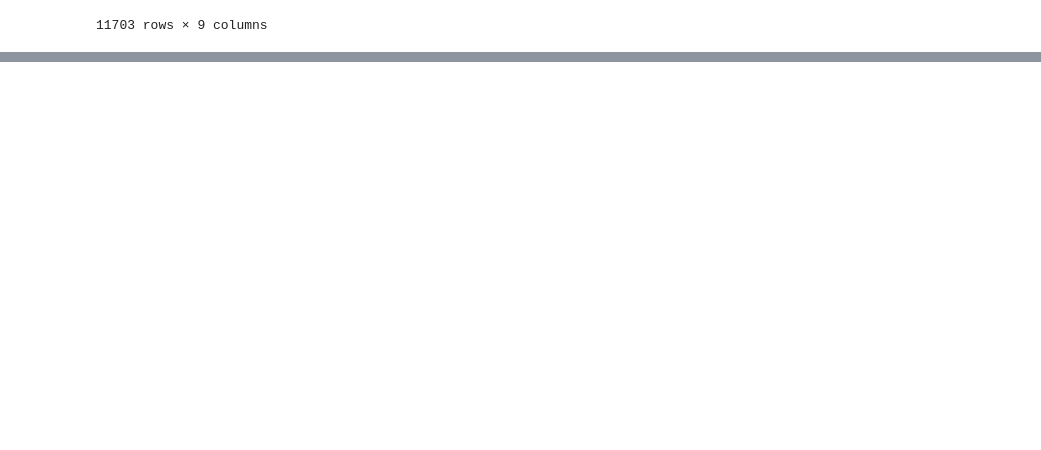
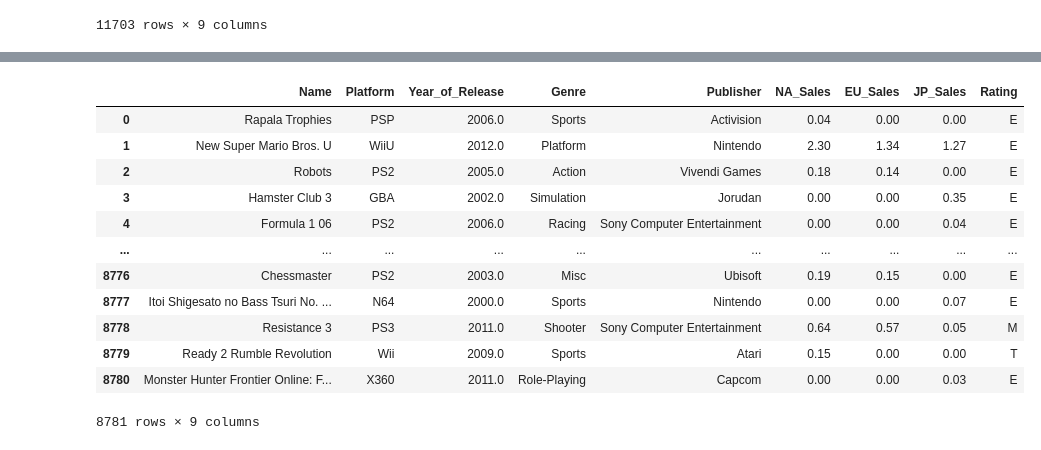
Before and after one commit to RamonFCFM/Mineria-de-Datos, a Jupyter notebook: Avance Proyecto Final/AVANCE II PROYECTO INTEGRADOR..ipynb, the cells around one changed output, grey strips where cells are left out. Drawn from its saved outputs; the diff is of its cells as text; code cells hidden in the pictures; blank space fills up the shorter version.

```diff
--- a/Avance Proyecto Final/AVANCE II PROYECTO INTEGRADOR..ipynb
+++ b/Avance Proyecto Final/AVANCE II PROYECTO INTEGRADOR..ipynb
@@ -146,0 +145,16 @@ Videojuegos.to_csv('Videojuegos.csv', index=False)
+# %%
+games2
+# %% [output]
+|  | Name | Platform | Year_of_Release | Genre | Publisher | NA_Sales | EU_Sales | JP_Sales | Rating |
+| 0 | Rapala Trophies | PSP | 2006.0 | Sports | Activision | 0.04 | 0.00 | 0.00 | E |
+| 1 | New Super Mario Bros. U | WiiU | 2012.0 | Platform | Nintendo | 2.30 | 1.34 | 1.27 | E |
+| 2 | Robots | PS2 | 2005.0 | Action | Vivendi Games | 0.18 | 0.14 | 0.00 | E |
+| 3 | Hamster Club 3 | GBA | 2002.0 | Simulation | Jorudan | 0.00 | 0.00 | 0.35 | E |
+| 4 | Formula 1 06 | PS2 | 2006.0 | Racing | Sony Computer Entertainment | 0.00 | 0.00 | 0.04 | E |
+| ... | ... | ... | ... | ... | ... | ... | ... | ... | ... |
+| 8776 | Chessmaster | PS2 | 2003.0 | Misc | Ubisoft | 0.19 | 0.15 | 0.00 | E |
+| 8777 | Itoi Shigesato no Bass Tsuri No. ... | N64 | 2000.0 | Sports | Nintendo | 0.00 | 0.00 | 0.07 | E |
+| 8778 | Resistance 3 | PS3 | 2011.0 | Shooter | Sony Computer Entertainment | 0.64 | 0.57 | 0.05 | M |
+| 8779 | Ready 2 Rumble Revolution | Wii | 2009.0 | Sports | Atari | 0.15 | 0.00 | 0.00 | T |
+| 8780 | Monster Hunter Frontier Online: F... | X360 | 2011.0 | Role-Playing | Capcom | 0.00 | 0.00 | 0.03 | E |
+8781 rows × 9 columns
```
Also changed, not shown: parts of 10 cells of this notebook.
